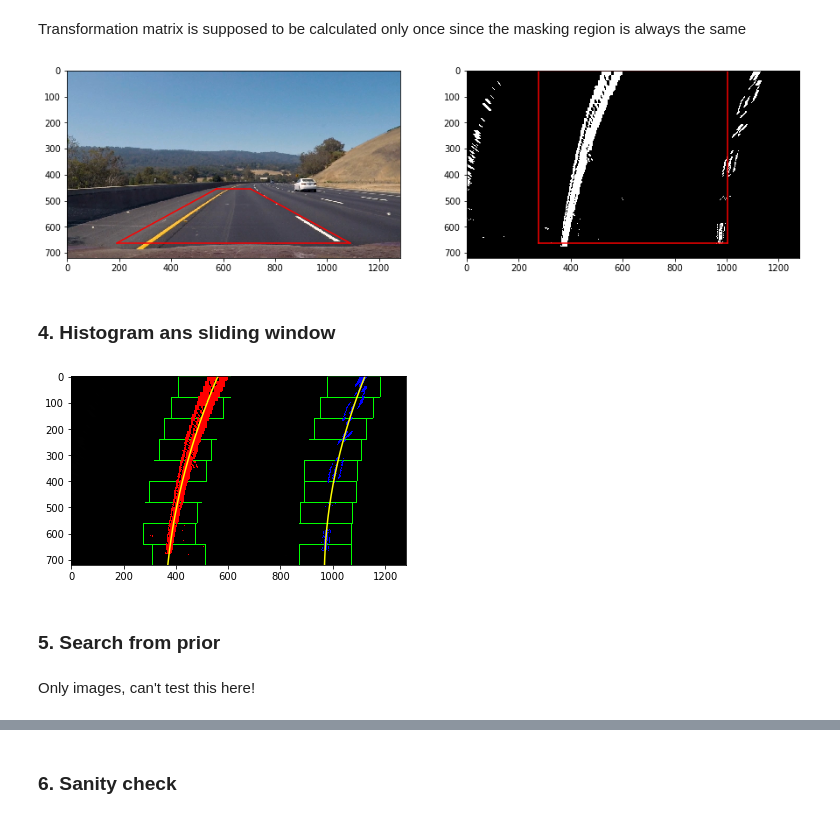
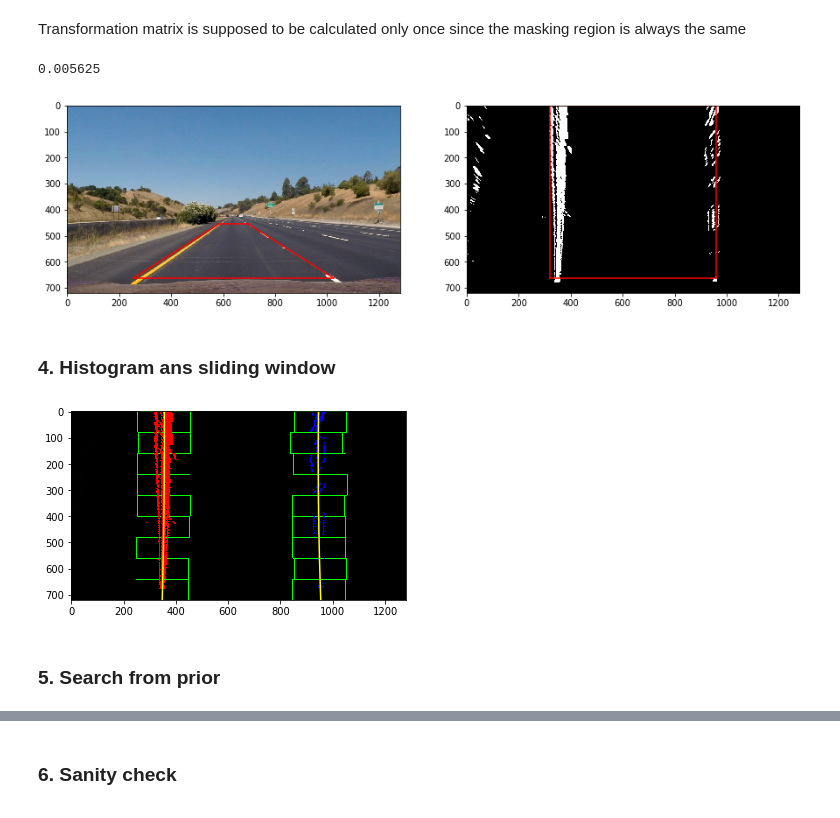
Before and after one commit to fratullii/Udacity_Advanced-Lane-Finding, a Jupyter notebook: function_testing.ipynb, the cells around one changed output, grey strips where cells are left out. Cells and saved outputs as stored; diff of their text form; code cells hidden in the pictures.

```diff
--- a/function_testing.ipynb
+++ b/function_testing.ipynb
@@ -31,7 +31,7 @@ images
  './test_images/test5.jpg',
  './test_images/test3.jpg']
 # %%
-sample_img = mpimg.imread(images[7])
+sample_img = mpimg.imread(images[0])
 plt.imshow(sample_img)
 # %% [output]
 <matplotlib.image.AxesImage at 0x...>
@@ -217,0 +216,16 @@ dst = np.float32([[imshape[1] * (1 - warp_offset)/2, imshape[0]*(1 - bottom_offs
+# %%
+imshape = combi.shape # [y, x]
+trap_topwidth = 0.085
+trap_bottomwidth = .60
+trap_height = 0.37
+warp_width = .5
+bottom_offset = 0.08
+# src and s
+src = np.float32([[imshape[1] * (1 - trap_bottomwidth)/2,imshape[0]*(1 - bottom_offset)],
+                  [imshape[1] * (1 - trap_topwidth)/2, imshape[0] * (1 - trap_height)],
+                  [imshape[1] * (1 + trap_topwidth)/2, imshape[0] * (1 - trap_height)],
+                  [imshape[1] * (1 + trap_bottomwidth)/2, imshape[0]*(1 - bottom_offset)]])
+dst = np.float32([[imshape[1] * (1 - warp_width)/2, imshape[0]*(1 - bottom_offset)],
+                  [imshape[1] * (1 - warp_width)/2, 0],
+                  [imshape[1] * (1 + warp_width)/2, 0],
+                  [imshape[1] * (1 + warp_width)/2, imshape[0]*(1 - bottom_offset)]])
@@ -218,3 +236,7 @@ dst = np.float32([[imshape[1] * (1 - warp_offset)/2, imshape[0]*(1 - bottom_offs
+# %%
+xpm
+# %% [output]
+0.005625
 # %%
 M = cv2.getPerspectiveTransform(src, dst)
 warped_img = perspective_transform(combi, M)
@@ -235,11 +257,11 @@ ax2.plot(dst[[0,3],0], dst[[0,3],1],c='r')
 
 plt.show()
 # %% [output]
-[figure, old version]
+[figure, new version]
 # %% [markdown]
 ### 4. Histogram ans sliding window
 # %%
-def find_lane_pixels(binary_warped):
+def find_lane_pixels(binary_warped, nwindows = 9, margin = 100, minpix = 50):
     # Take a histogram of the bottom half of the image
     histogram = np.sum(binary_warped[binary_warped.shape[0]//2:,:], axis=0)
     # Create an output image to draw on and visualize the result
@@ -249,14 +271,6 @@ def find_lane_pixels(binary_warped):
     midpoint = np.int(histogram.shape[0]//2)
     leftx_base = np.argmax(histogram[:midpoint])
     rightx_base = np.argmax(histogram[midpoint:]) + midpoint
-
-    # HYPERPARAMETERS
-    # Choose the number of sliding windows
-    nwindows = 9
-    # Set the width of the windows +/- margin
-    margin = 100
-    # Set minimum number of pixels found to recenter window
-    minpix = 50
 
     # Set height of windows - based on nwindows above and image shape
     window_height = np.int(binary_warped.shape[0]//nwindows)
@@ -328,10 +342,9 @@ def fit_polynomial(binary_warped, viz_flag=False):
     left_fit = np.polyfit(lefty, leftx, 2)
     right_fit = np.polyfit(righty, rightx, 2)
 
-    ploty = np.linspace(0, binary_warped.shape[0]-1, binary_warped.shape[0])
-
     # Generate x and y values for plotting
     if viz_flag:
+        ploty = np.linspace(0, binary_warped.shape[0]-1, binary_warped.shape[0])
         try:
             left_fitx = left_fit[0]*ploty**2 + left_fit[1]*ploty + left_fit[2]
             right_fitx = right_fit[0]*ploty**2 + right_fit[1]*ploty + right_fit[2]
@@ -351,12 +364,10 @@ def fit_polynomial(binary_warped, viz_flag=False):
         plt.plot(right_fitx, ploty, color='yellow')
         plt.imshow(out_img, cmap='gray')
 
-    return left_fit, right_fit, ploty
+    return left_fit, right_fit
 # %%
-left_fit, right_fit, ploty = fit_polynomial(warped_img, True)
+left_fit, right_fit = fit_polynomial(warped_img, True)
 # %% [output]
-[figure, old version]
+[figure, new version]
 # %% [markdown]
 ###  5. Search from prior
-# %% [markdown]
-Only images, can't test this here!
```
Also changed, not shown: parts of 30 cells of this notebook, 3 other files.
